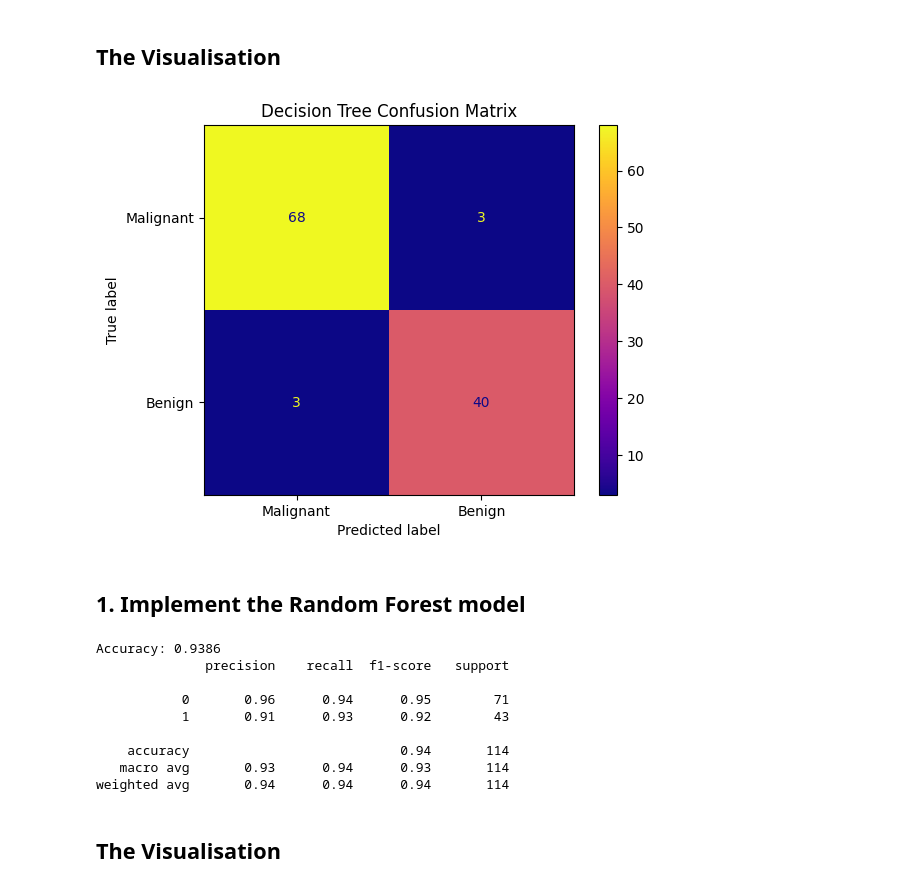
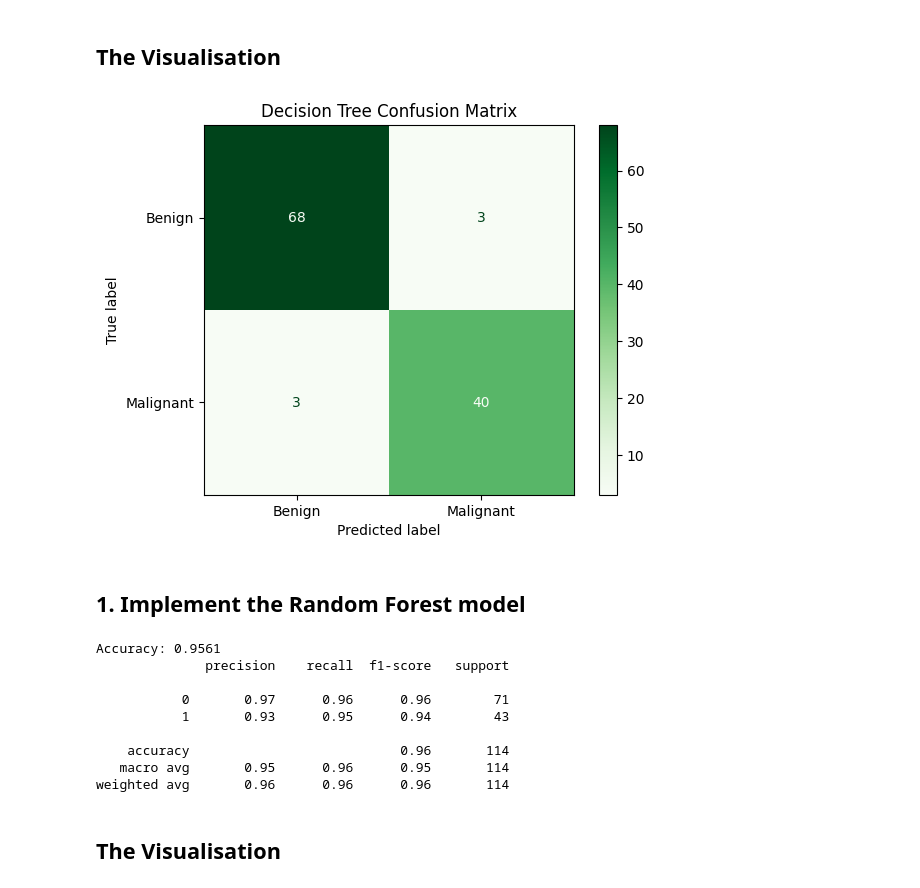
Before and after one commit to Hala036/Computational-Learning, a Jupyter notebook: Final Project/BreastCancer.ipynb, the cells around one changed output. Saved outputs shown, nothing was run; the diff lists cells and outputs as text; code cells hidden in the pictures.

```diff
--- a/Final Project/BreastCancer.ipynb
+++ b/Final Project/BreastCancer.ipynb
@@ -68,58 +68,48 @@ weighted avg       0.95      0.95      0.95       114
 # %%
 from sklearn.metrics import ConfusionMatrixDisplay
 import matplotlib.pyplot as plt
 
-# Generate and plot the confusion matrix directly from the true and predicted labels.
+# Generate and plot the confusion matrix directly from the test (true) and predicted labels.
 ConfusionMatrixDisplay.from_predictions(
     y_test,
     y_pred,
-    display_labels=["Malignant", "Benign"],
-    cmap="plasma"
+    display_labels=["Benign", "Malignant"],
+    cmap="Greens"
 )
 
-# Add a descriptive title to the confusion matrix plot
 plt.title("Decision Tree Confusion Matrix")
-
-# Render and display the plot in the output window
 plt.show()
 # %% [output]
-[figure, old version]
+[figure, new version]
 # %% [markdown]
 ## 1. Implement the Random Forest model
 # %%
 import random_forest
 importlib.reload(random_forest)
-from random_forest import RandomForest  # assuming you saved your RF class in random_forest.py
+from random_forest import RandomForest
 from sklearn.metrics import accuracy_score, classification_report
-import numpy as np
-
-# Make sure X_train, X_test, y_train, y_test are all numpy arrays
-X_train_np = X_train.to_numpy() if hasattr(X_train, "to_numpy") else X_train
-X_test_np = X_test.to_numpy() if hasattr(X_test, "to_numpy") else X_test
-y_train_np = y_train.ravel()  # flatten to 1D for your DecisionTree
-y_test_np = y_test.ravel()
 
 # Initialize and train Random Forest
 rf = RandomForest(n_estimators=10, min_samples_split=3, max_depth=4, max_features=None)
-rf.fit(X_train_np, y_train_np)
+rf.fit(X_train, y_train)
 
 # Predict
-y_pred = rf.predict(X_test_np)
+y_pred = rf.predict(X_test)
 
 # Evaluate
-accuracy = accuracy_score(y_test_np, y_pred)
+accuracy = accuracy_score(y_test, y_pred)
 print(f"Accuracy: {accuracy:.4f}")
-print(classification_report(y_test_np, y_pred))
+print(classification_report(y_test, y_pred))
 # %% [output]
-Accuracy: 0.9386
+Accuracy: 0.9561
               precision    recall  f1-score   support
 
-           0       0.96      0.94      0.95        71
-           1       0.91      0.93      0.92        43
+           0       0.97      0.96      0.96        71
+           1       0.93      0.95      0.94        43
 
-    accuracy                           0.94       114
-   macro avg       0.93      0.94      0.93       114
-weighted avg       0.94      0.94      0.94       114
+    accuracy                           0.96       114
+   macro avg       0.95      0.96      0.95       114
+weighted avg       0.96      0.96      0.96       114
 # %% [markdown]
 ## The Visualisation
 # %%
```
Also changed, not shown: parts of 4 cells of this notebook, 2 other files.
